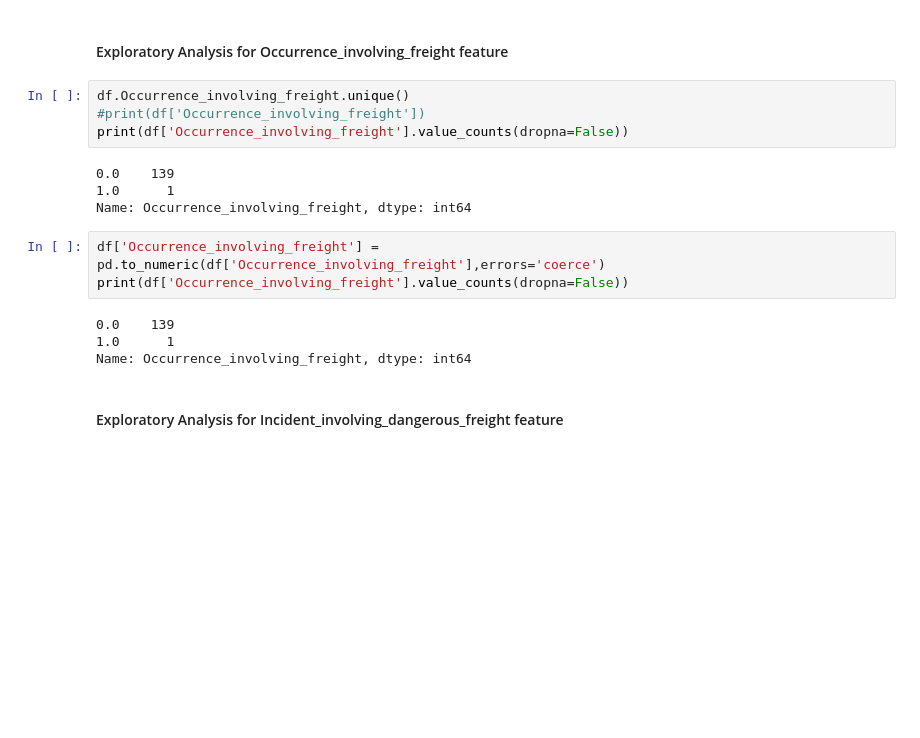
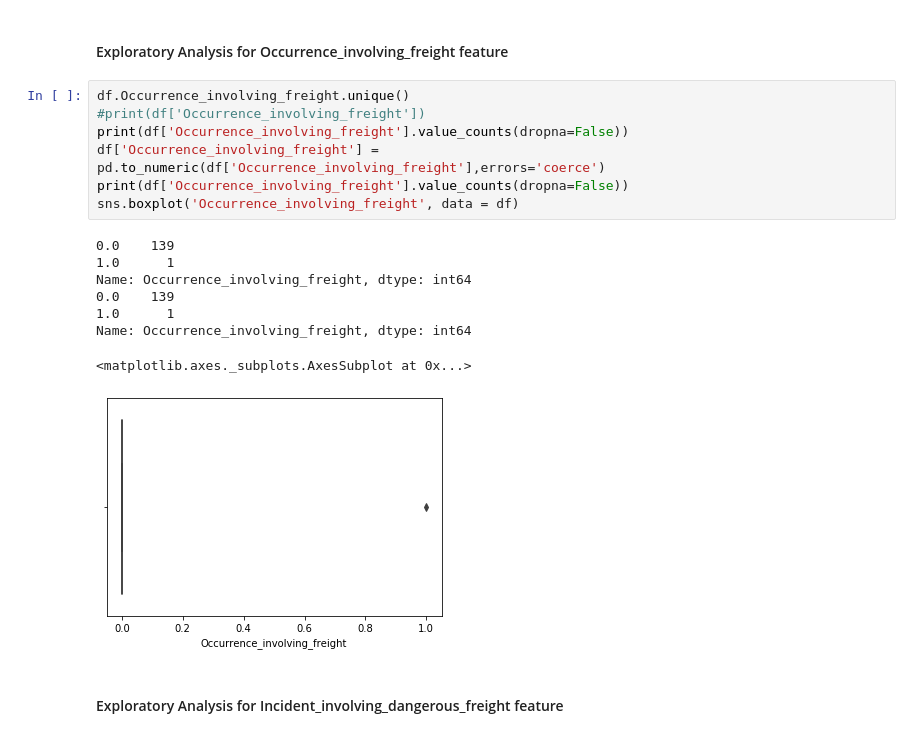
Before and after one commit to badalb/FE, a Jupyter notebook: FE-Project.ipynb, the cells around one changed output. Saved outputs shown, nothing was run; the diff lists cells and outputs as text; blank space fills up the shorter version.

```diff
--- a/FE-Project.ipynb
+++ b/FE-Project.ipynb
@@ -380,18 +290,19 @@ Name: Fire_vehicles, dtype: int64
 # %%
 df.Occurrence_involving_freight.unique()
 #print(df['Occurrence_involving_freight'])
 print(df['Occurrence_involving_freight'].value_counts(dropna=False))
+df['Occurrence_involving_freight'] = pd.to_numeric(df['Occurrence_involving_freight'],errors='coerce')
+print(df['Occurrence_involving_freight'].value_counts(dropna=False))
+sns.boxplot('Occurrence_involving_freight', data = df)
 # %% [output]
 0.0    139
 1.0      1
 Name: Occurrence_involving_freight, dtype: int64
+0.0    139
+1.0      1
+Name: Occurrence_involving_freight, dtype: int64
+<matplotlib.axes._subplots.AxesSubplot at 0x...>
+[figure, added]
-# %%
-df['Occurrence_involving_freight'] = pd.to_numeric(df['Occurrence_involving_freight'],errors='coerce')
-print(df['Occurrence_involving_freight'].value_counts(dropna=False))
-# %% [output]
-0.0    139
-1.0      1
-Name: Occurrence_involving_freight, dtype: int64
 # %% [markdown]
 #### Exploratory Analysis for Incident_involving_dangerous_freight feature
 # %%
```
Also changed, not shown: parts of 110 cells of this notebook.
